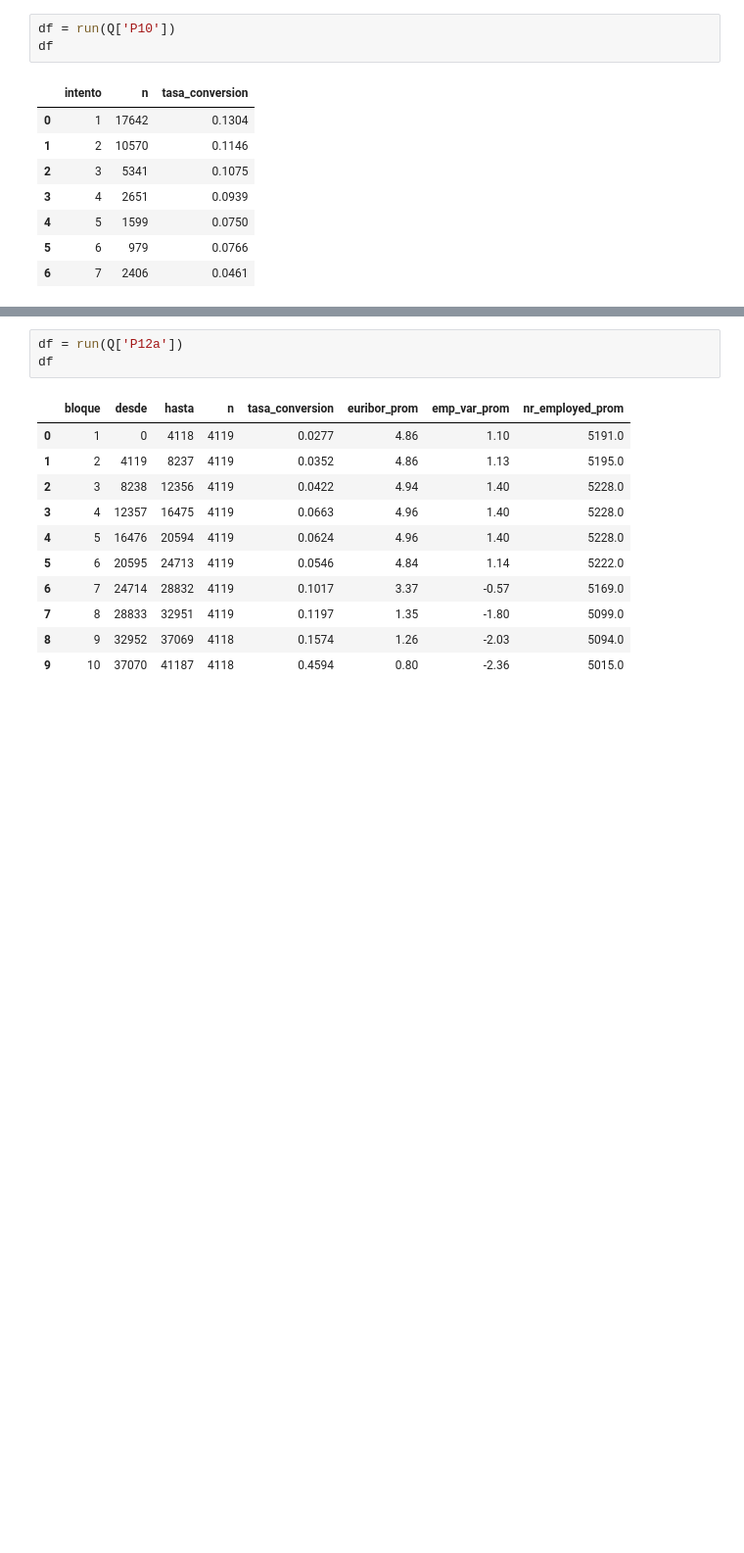
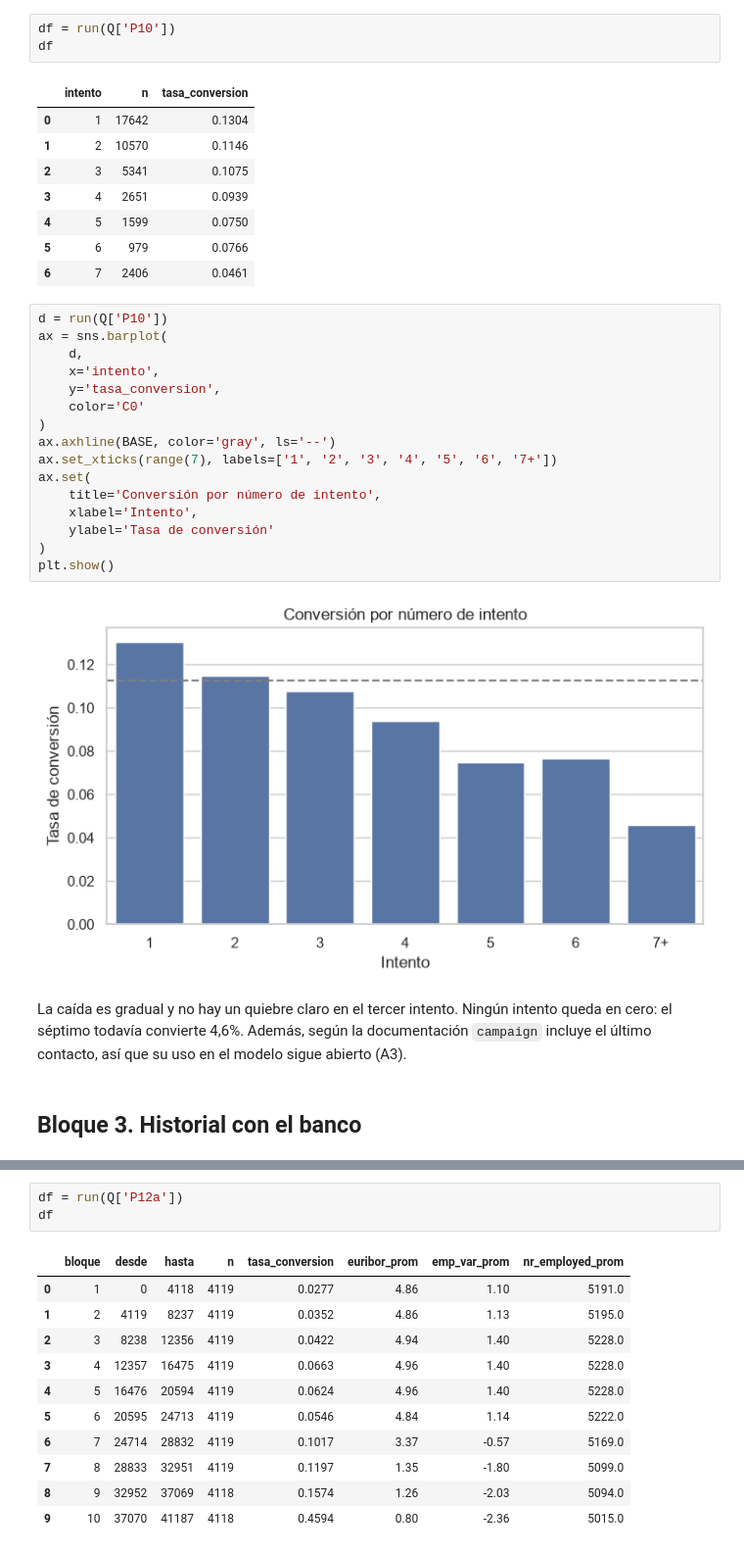
Before and after one commit to Krunzx/data_portfolio, a Jupyter notebook: 04-term-deposit-propensity/notebooks/01_eda.ipynb, the cells around one changed output, grey strips where cells are left out. Shown at 98% size. Drawn from its saved outputs; the diff is of its cells as text; blank space fills up the shorter version.

```diff
--- a/04-term-deposit-propensity/notebooks/01_eda.ipynb
+++ b/04-term-deposit-propensity/notebooks/01_eda.ipynb
@@ -206,3 +375,25 @@ df
 | 4 | 5 | 1599 | 0.0750 |
 | 5 | 6 | 979 | 0.0766 |
 | 6 | 7 | 2406 | 0.0461 |
+# %%
+d = run(Q['P10'])
+ax = sns.barplot(
+    d,
+    x='intento',
+    y='tasa_conversion',
+    color='C0'
+)
+ax.axhline(BASE, color='gray', ls='--')
+ax.set_xticks(range(7), labels=['1', '2', '3', '4', '5', '6', '7+'])
+ax.set(
+    title='Conversión por número de intento',
+    xlabel='Intento',
+    ylabel='Tasa de conversión'
+)
+plt.show()
+# %% [output]
+[figure, added]
+# %% [markdown]
+La caída es gradual y no hay un quiebre claro en el tercer intento. Ningún intento queda en cero: el séptimo todavía convierte 4,6%. Además, según la documentación `campaign` incluye el último contacto, así que su uso en el modelo sigue abierto (A3).
+# %% [markdown]
+## Bloque 3. Historial con el banco
```
Also changed, not shown: parts of 38 cells of this notebook, 1 other file.
